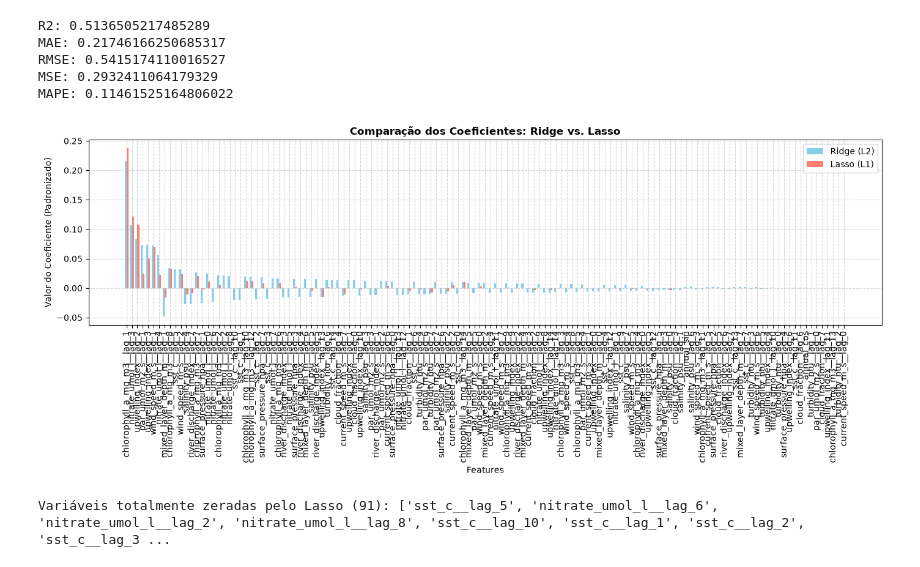
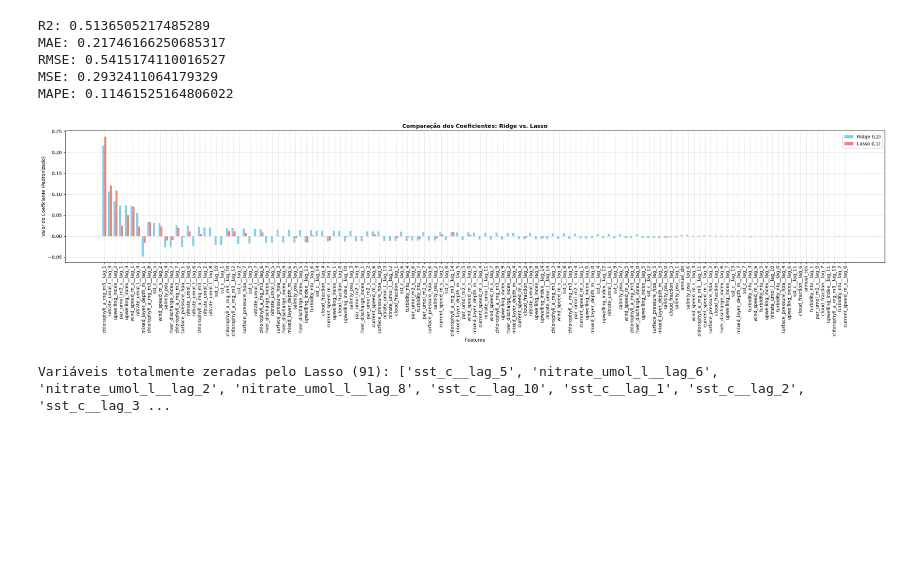
Before and after one commit to margaridardsf/Projeto-Machine-Learning, a Jupyter notebook: prototipo/training_code/experiences.ipynb, the cells around one changed output. Drawn from its saved outputs; the diff is of its cells as text; code cells hidden in the pictures; blank space fills up the shorter version.

```diff
--- a/prototipo/training_code/experiences.ipynb
+++ b/prototipo/training_code/experiences.ipynb
@@ -243,29 +243,29 @@ MAPE: 0.11461525164806022
 # %%
 # DataFrame de coeficientes
 coef_df = pd.DataFrame({
     'Feature': X_train.columns,
     'Ridge_Coef': ridge_cv.coef_,
     'Lasso_Coef': lasso_cv.coef_
 }).sort_values(by='Ridge_Coef', key=abs, ascending=False)
 
 # Visualização gráfica dos coeficientes
-plt.figure(figsize=(14, 6))
+plt.figure(figsize=(26, 7))
 x_indices = np.arange(len(coef_df))
 width = 0.35
 
 plt.bar(x_indices - width/2, coef_df['Ridge_Coef'], width, label='Ridge (L2)', color='skyblue')
 plt.bar(x_indices + width/2, coef_df['Lasso_Coef'], width, label='Lasso (L1)', color='salmon')
 
 plt.xlabel('Features')
 plt.ylabel('Valor do Coeficiente (Padronizado)')
 plt.title('Comparação dos Coeficientes: Ridge vs. Lasso', fontsize=12, fontweight='bold')
 plt.xticks(x_indices, coef_df['Feature'], rotation=90)
 plt.legend()
 plt.grid(True, linestyle='--', alpha=0.5)
 plt.tight_layout()
 plt.show()
 # %% [output]
-[figure, old version]
+[figure, new version]
 # %%
 # Contagem de variáveis zeradas pelo Lasso
 zeroed_features = coef_df[coef_df['Lasso_Coef'] == 0]['Feature'].tolist()
```
Also changed, not shown: parts of 1 cell of this notebook, 1 other file.
